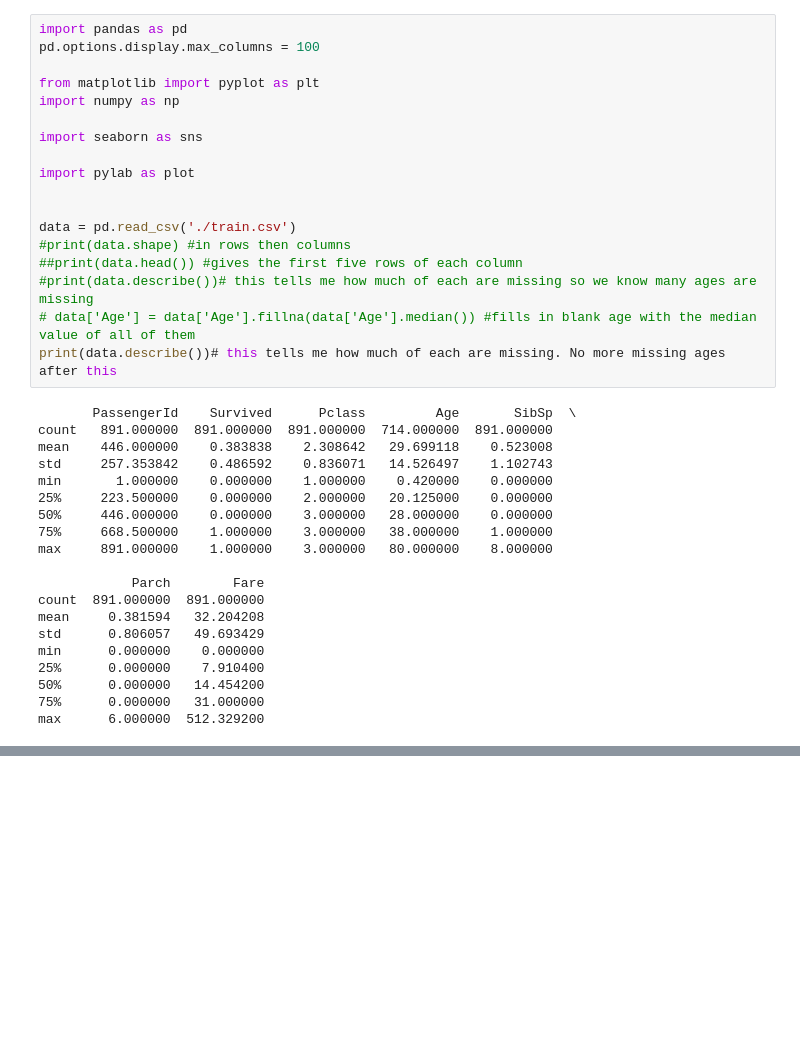
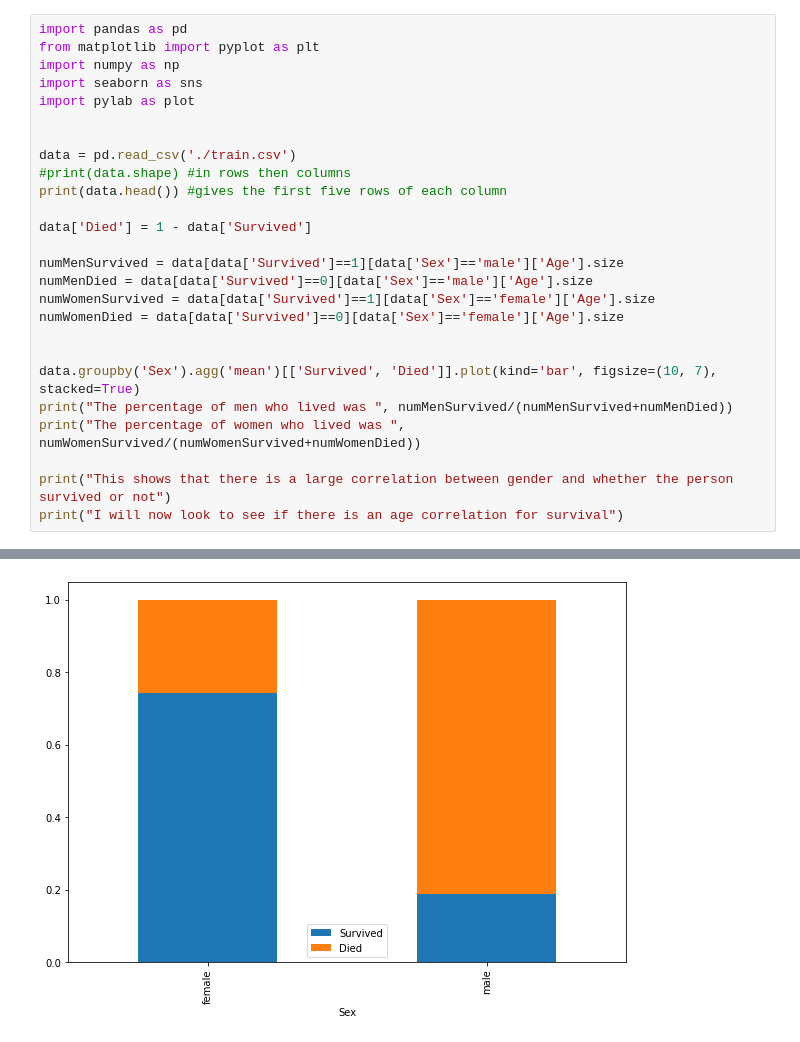
Before and after one commit to nrichardson1222/Titanic_Kaggle_Challenge, a Jupyter notebook: Titanic.ipynb, the cells around one changed output, grey strips where cells are left out. Saved outputs shown, nothing was run; the diff lists cells and outputs as text; blank space fills up the shorter version.

Commit message:
Data Visualization

```diff
--- a/Titanic.ipynb
+++ b/Titanic.ipynb
@@ -1,38 +1,27 @@
-# %%
-import pandas as pd
-pd.options.display.max_columns = 100
-
-from matplotlib import pyplot as plt
-import numpy as np
-
-import seaborn as sns
-
-import pylab as plot
-
-
-data = pd.read_csv('./train.csv')
-#print(data.shape) #in rows then columns
-##print(data.head()) #gives the first five rows of each column
-#print(data.describe())# this tells me how much of each are missing so we know many ages are missing
-# data['Age'] = data['Age'].fillna(data['Age'].median()) #fills in blank age with the median value of all of them
-print(data.describe())# this tells me how much of each are missing. No more missing ages after this
-# %% [output]
-       PassengerId    Survived      Pclass         Age       SibSp  \
-count   891.000000  891.000000  891.000000  714.000000  891.000000
-mean    446.000000    0.383838    2.308642   29.699118    0.523008
-std     257.353842    0.486592    0.836071   14.526497    1.102743
-min       1.000000    0.000000    1.000000    0.420000    0.000000
-25%     223.500000    0.000000    2.000000   20.125000    0.000000
-50%     446.000000    0.000000    3.000000   28.000000    0.000000
-75%     668.500000    1.000000    3.000000   38.000000    1.000000
-max     891.000000    1.000000    3.000000   80.000000    8.000000
-
-            Parch        Fare
-count  891.000000  891.000000
-mean     0.381594   32.204208
-std      0.806057   49.693429
-min      0.000000    0.000000
-25%      0.000000    7.910400
-50%      0.000000   14.454200
-75%      0.000000   31.000000
-max      6.000000  512.329200
+# %%
+import pandas as pd
+from matplotlib import pyplot as plt
+import numpy as np
+import seaborn as sns
+import pylab as plot
+
+
+data = pd.read_csv('./train.csv')
+#print(data.shape) #in rows then columns
+print(data.head()) #gives the first five rows of each column
+
+data['Died'] = 1 - data['Survived']
+
+numMenSurvived = data[data['Survived']==1][data['Sex']=='male']['Age'].size
+numMenDied = data[data['Survived']==0][data['Sex']=='male']['Age'].size
+numWomenSurvived = data[data['Survived']==1][data['Sex']=='female']['Age'].size
+numWomenDied = data[data['Survived']==0][data['Sex']=='female']['Age'].size
+
+
+data.groupby('Sex').agg('mean')[['Survived', 'Died']].plot(kind='bar', figsize=(10, 7), stacked=True)
+print("The percentage of men who lived was ", numMenSurvived/(numMenSurvived+numMenDied))
+print("The percentage of women who lived was ", numWomenSurvived/(numWomenSurvived+numWomenDied))
+
+print("This shows that there is a large correlation between gender and whether the person survived or not")
+print("I will now look to see if there is an age correlation for survival")
+# %% [output]
@@ -38,0 +45 @@ max      6.000000  512.329200
+[figure, added]
```
Also changed, not shown: parts of 3 cells of this notebook.
